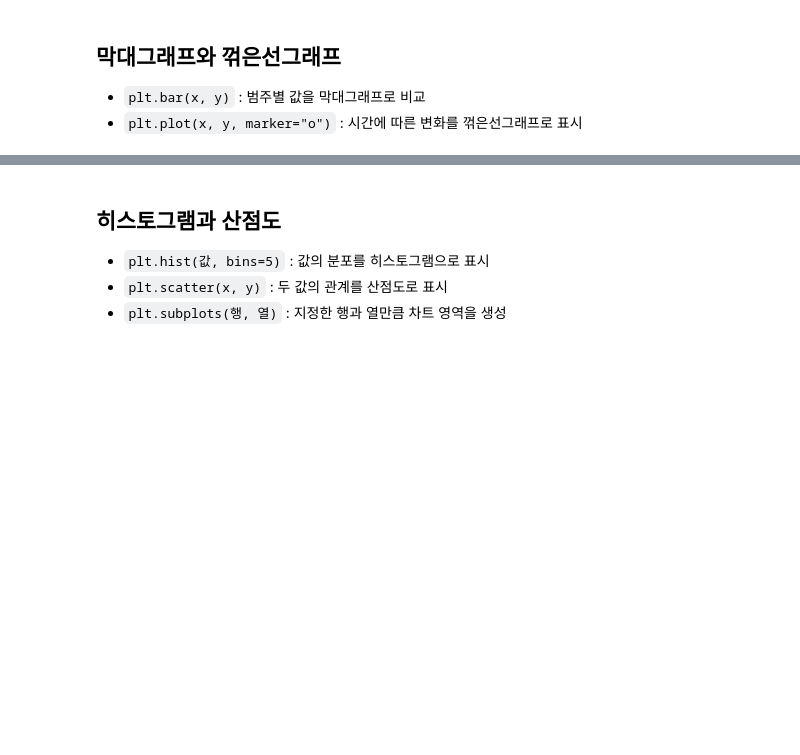
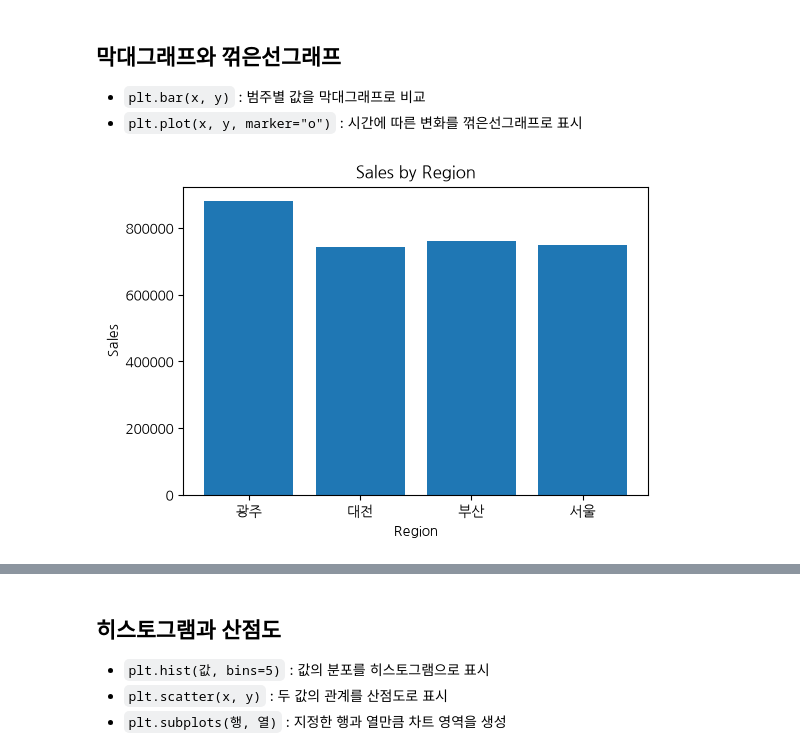
Before and after one commit to ho0829-ui/ssafy-ai, a Jupyter notebook: 00_ai/Day02/배포용/라이브실습/라이브3_실습_빈칸.ipynb, the cells around one changed output, grey strips where cells are left out. Cells and saved outputs as stored; diff of their text form; code cells hidden in the pictures; blank space fills up the shorter version.

```diff
--- a/00_ai/Day02/배포용/라이브실습/라이브3_실습_빈칸.ipynb
+++ b/00_ai/Day02/배포용/라이브실습/라이브3_실습_빈칸.ipynb
@@ -23,14 +23,27 @@ import pandas as pd
 import matplotlib.pyplot as plt
 import seaborn as sns
 from matplotlib import font_manager
+import os
+import matplotlib.font_manager as fm
 
-# 운영체제에 맞는 한글 폰트 설정
-_target = {"Windows": "Malgun Gothic", "Darwin": "AppleGothic"}.get(platform.system(), "NanumGothic")
-_available = {f.name for f in font_manager.fontManager.ttflist}
-KOREAN_FONT_OK = _target in _available
-if KOREAN_FONT_OK:
-    plt.rcParams["font.family"] = _target
-plt.rcParams["axes.unicode_minus"] = False   # 음수 부호가 깨지는 현상 방지
+# # 운영체제에 맞는 한글 폰트 설정
+# _target = {"Windows": "Malgun Gothic", "Darwin": "AppleGothic"}.get(platform.system(), "NanumGothic")
+# _available = {f.name for f in font_manager.fontManager.ttflist}
+# KOREAN_FONT_OK = _target in _available
+# if KOREAN_FONT_OK:
+#     plt.rcParams["font.family"] = _target
+# plt.rcParams["axes.unicode_minus"] = False   # 음수 부호가 깨지는 현상 방지
+
+font_path = './fonts/NanumGothic-Regular.ttf'
+
+if os.path.exists(font_path):
+    # 1. 폰트 매니저에 TTF 파일 등록
+    fm.fontManager.addfont(font_path)
+    # 2. 파일에서 실제 폰트 패밀리 이름 추출 후 설정
+    font_name = fm.FontProperties(fname=font_path).get_name()
+    plt.rcParams['font.family'] = font_name
+else:
+    print(f"경고: {font_path} 파일이 존재하지 않습니다.")
 
 def L(ko, en):
     """한글 폰트가 있으면 한글, 없으면 영어 라벨을 반환한다."""
@@ -63,14 +87,16 @@ df.head()
 # %%
 지역별매출 = df.groupby("지역")["매출"].sum()
 
 plt.figure(figsize=(6, 4))
 # 지역별 매출을 막대그래프로 그려 보세요
-높이 = None                         # 지역별매출.values
+높이 = 지역별매출.values                         # 지역별매출.values
 plt.bar(지역별매출.index, 높이)
 plt.title(L("지역별 매출", "Sales by Region"))
 plt.xlabel(L("지역", "Region"))
 plt.ylabel(L("매출", "Sales"))
 plt.show()
+# %% [output]
+[figure, added]
 # %%
 월별매출 = [120, 135, 128, 150, 162]   # 1월부터 5월까지 (가상)
 
```
Also changed, not shown: parts of 10 cells of this notebook, 1 other file.
